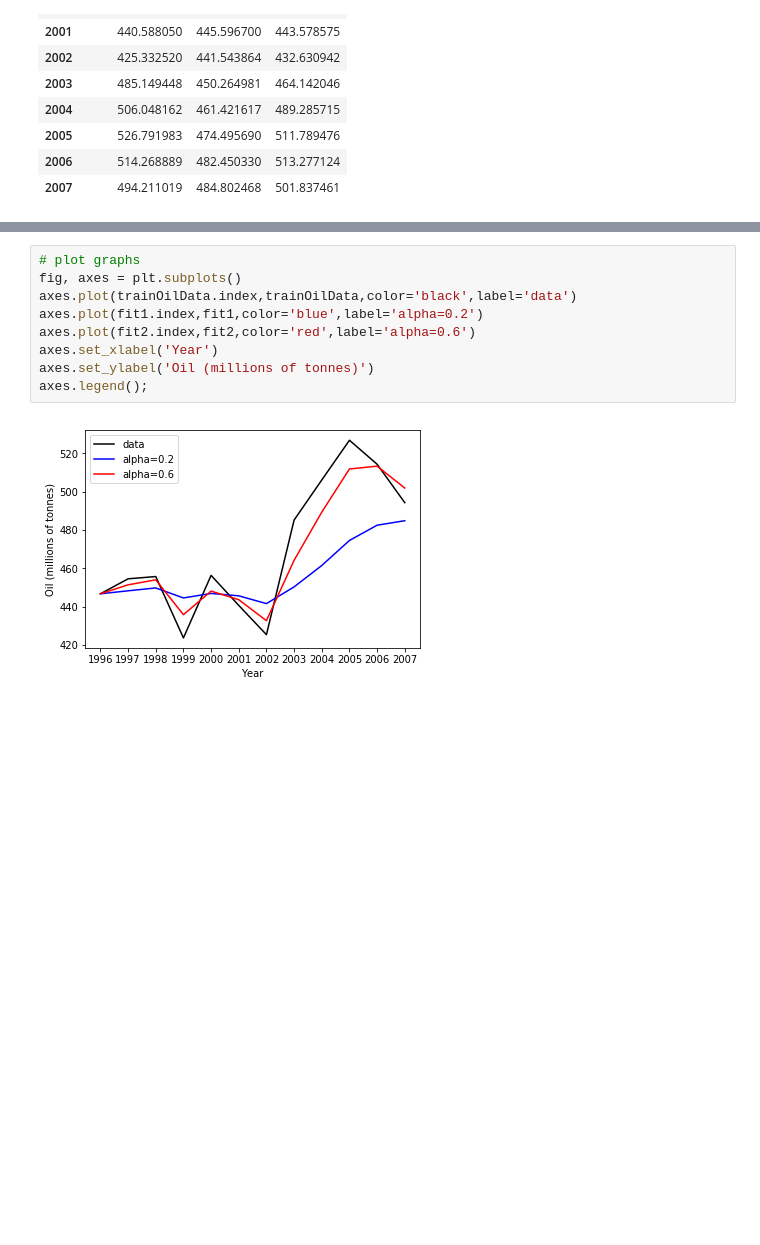
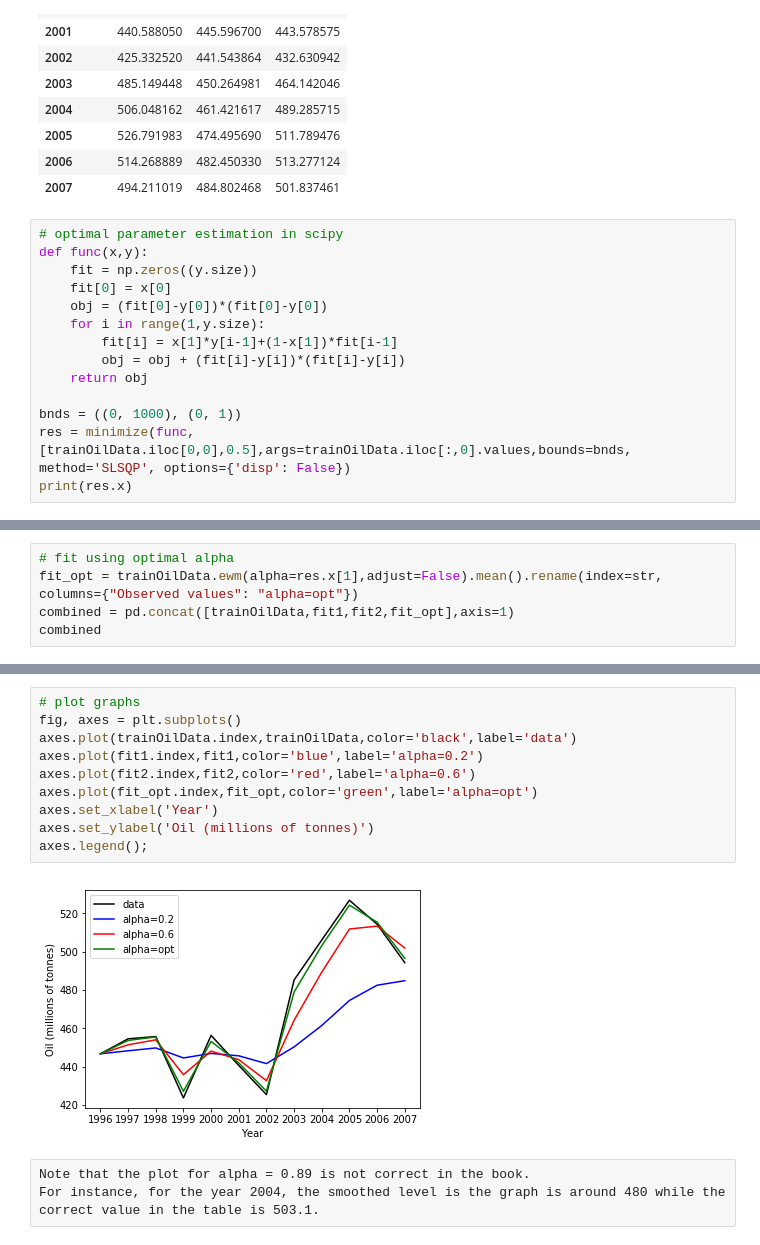
Before and after one commit to ankurKumar1988/Time-Series-Analysis-Desktop-Platform-in-Python, a Jupyter notebook: Forecasting_PrinciplesAndPractice_JupyterNotebook/Chapter7.ipynb, the cells around one changed output, grey strips where cells are left out. Cells and saved outputs as stored; diff of their text form; blank space fills up the shorter version.

```diff
--- a/Forecasting_PrinciplesAndPractice_JupyterNotebook/Chapter7.ipynb
+++ b/Forecasting_PrinciplesAndPractice_JupyterNotebook/Chapter7.ipynb
@@ -51,3 +52,17 @@ combined
 | 2005 | 526.791983 | 474.495690 | 511.789476 |
 | 2006 | 514.268889 | 482.450330 | 513.277124 |
 | 2007 | 494.211019 | 484.802468 | 501.837461 |
+# %%
+# optimal parameter estimation in scipy
+def func(x,y):
+    fit = np.zeros((y.size))
+    fit[0] = x[0]
+    obj = (fit[0]-y[0])*(fit[0]-y[0])
+    for i in range(1,y.size):
+        fit[i] = x[1]*y[i-1]+(1-x[1])*fit[i-1]
+        obj = obj + (fit[i]-y[i])*(fit[i]-y[i])
+    return obj
+
+bnds = ((0, 1000), (0, 1))
+res = minimize(func, [trainOilData.iloc[0,0],0.5],args=trainOilData.iloc[:,0].values,bounds=bnds, method='SLSQP', options={'disp': False})
+print(res.x)
@@ -53,0 +71,5 @@ combined
+# %%
+# fit using optimal alpha
+fit_opt = trainOilData.ewm(alpha=res.x[1],adjust=False).mean().rename(index=str, columns={"Observed values": "alpha=opt"})
+combined = pd.concat([trainOilData,fit1,fit2,fit_opt],axis=1)
+combined
@@ -54,11 +90,15 @@ combined
 # %%
 # plot graphs
 fig, axes = plt.subplots()
 axes.plot(trainOilData.index,trainOilData,color='black',label='data')
 axes.plot(fit1.index,fit1,color='blue',label='alpha=0.2')
 axes.plot(fit2.index,fit2,color='red',label='alpha=0.6')
+axes.plot(fit_opt.index,fit_opt,color='green',label='alpha=opt')
 axes.set_xlabel('Year')
 axes.set_ylabel('Oil (millions of tonnes)')
 axes.legend();
 # %% [output]
-[figure, old version]
+[figure, new version]
+# %% [raw]
+Note that the plot for alpha = 0.89 is not correct in the book.
+For instance, for the year 2004, the smoothed level is the graph is around 480 while the correct value in the table is 503.1.
```
Also changed, not shown: parts of 6 cells of this notebook.
